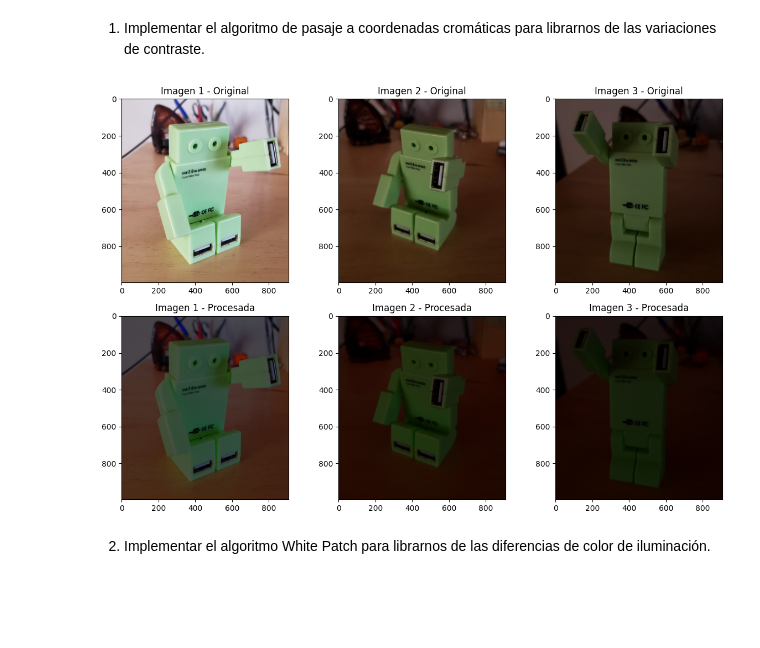
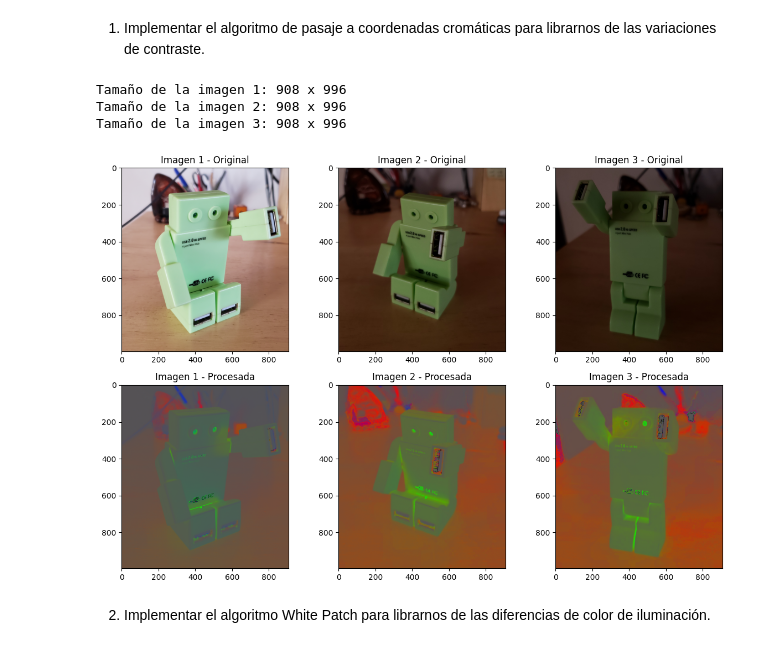
Before and after one commit to raczki/vision, a Jupyter notebook: TP1/TP1.ipynb, the cells around one changed output. Drawn from its saved outputs; the diff is of its cells as text; code cells hidden in the pictures; blank space fills up the shorter version.

```diff
--- a/TP1/TP1.ipynb
+++ b/TP1/TP1.ipynb
@@ -14,61 +14,70 @@ import matplotlib.pyplot as plt
 ## Parte 1
 # %% [markdown]
 1. Implementar el algoritmo de pasaje a coordenadas cromáticas para librarnos de las variaciones de contraste.
+# %%
+# Cargar las imágenes
+img_1 = cv2.imread("./coord_cromaticas/CoordCrom_1.png")
+img_2 = cv2.imread("./coord_cromaticas/CoordCrom_2.png")
+img_3 = cv2.imread("./coord_cromaticas/CoordCrom_3.png")
+
+# Obtener el tamaño en píxeles de cada imagen
+height_1, width_1 = img_1.shape[:2]
+height_2, width_2 = img_2.shape[:2]
+height_3, width_3 = img_3.shape[:2]
+
+print("Tamaño de la imagen 1:", width_1, "x", height_1)
+print("Tamaño de la imagen 2:", width_2, "x", height_2)
+print("Tamaño de la imagen 3:", width_3, "x", height_3)
+# %% [output]
+Tamaño de la imagen 1: 908 x 996
+Tamaño de la imagen 2: 908 x 996
+Tamaño de la imagen 3: 908 x 996
 # %%
 def chromatic_coordinates(input_image: np.ndarray) -> np.ndarray:
     h, w, _ = input_image.shape
-    img_output = np.zeros(input_image.shape, np.float16)
-    input_image = input_image.astype(np.float16)
+    img_output = np.zeros(input_image.shape, np.float32)
+    input_image = input_image.astype(np.float32)
 
     for i in range(h):
         for j in range(w):
-            if (input_image[i, j] == 0).all():
-                img_output[i, j] = 0
-            else:
-                r = input_image[i, j][0]
-                g = input_image[i, j][1]
-                b = input_image[i, j][2]
-                r_output = r / (r + g + b)
-                g_output = g / (r + g + b)
-                b_output = b / (r + g + b)
-                img_output[i, j] = (r * r_output, g * g_output, b * b_output)
+            r = input_image[i, j][0]
+            g = input_image[i, j][1]
+            b = input_image[i, j][2]
+            sum_rgb = r + g + b
+            if sum_rgb != 0:
+                img_output[i, j] = (r / sum_rgb, g / sum_rgb, b / sum_rgb)
 
-    img_output = img_output.astype(np.uint8)
+    img_output = (img_output * 255).astype(np.uint8)
     return img_output
-
-# Cargar las imágenes
-img_1 = cv2.imread("./coord_cromaticas/CoordCrom_1.png")
-img_2 = cv2.imread("./coord_cromaticas/CoordCrom_2.png")
-img_3 = cv2.imread("./coord_cromaticas/CoordCrom_3.png")
 
 # Aplicar el algoritmo de coordenadas cromáticas a cada imagen
 output_1 = chromatic_coordinates(img_1)
 output_2 = chromatic_coordinates(img_2)
 output_3 = chromatic_coordinates(img_3)
 
 # Crear una figura con dos filas y tres columnas
 fig, axes = plt.subplots(2, 3, figsize=(12, 8))
 
 # Mostrar las imágenes originales en la parte superior
 axes[0, 0].imshow(cv2.cvtColor(img_1, cv2.COLOR_BGR2RGB))
 axes[0, 0].set_title('Imagen 1 - Original')
 axes[0, 1].imshow(cv2.cvtColor(img_2, cv2.COLOR_BGR2RGB))
 axes[0, 1].set_title('Imagen 2 - Original')
 axes[0, 2].imshow(cv2.cvtColor(img_3, cv2.COLOR_BGR2RGB))
 axes[0, 2].set_title('Imagen 3 - Original')
 
 # Mostrar las imágenes procesadas en la parte inferior
 axes[1, 0].imshow(cv2.cvtColor(output_1, cv2.COLOR_BGR2RGB))
 axes[1, 0].set_title('Imagen 1 - Procesada')
 axes[1, 1].imshow(cv2.cvtColor(output_2, cv2.COLOR_BGR2RGB))
 axes[1, 1].set_title('Imagen 2 - Procesada')
 axes[1, 2].imshow(cv2.cvtColor(output_3, cv2.COLOR_BGR2RGB))
 axes[1, 2].set_title('Imagen 3 - Procesada')
 
 plt.tight_layout()
 plt.show()
 # %% [output]
-[figure, old version]
+[figure, new version]
 # %% [markdown]
 2. Implementar el algoritmo White Patch para librarnos de las diferencias de color de iluminación.
 # %%
```
Also changed, not shown: parts of 2 cells of this notebook.
